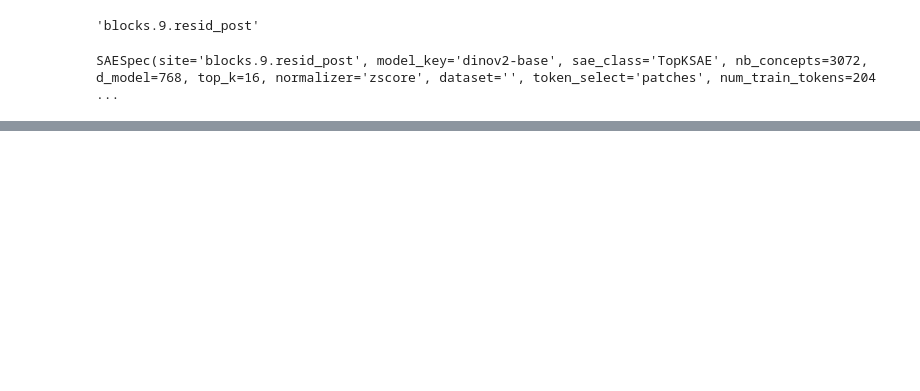
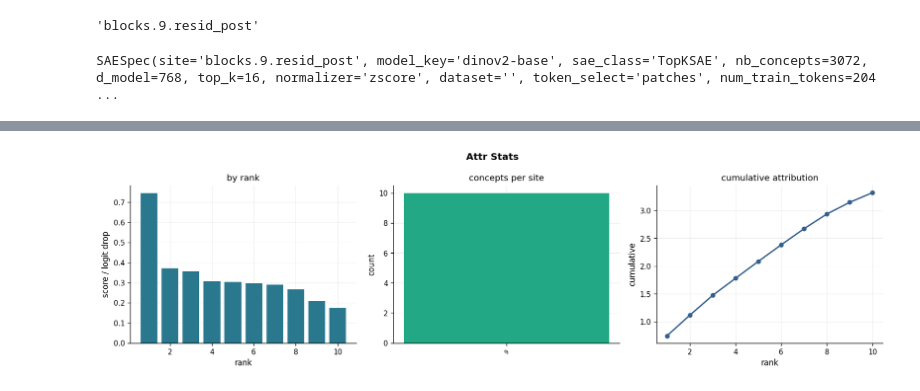
Before and after one commit to VoErik/vitlab, a Jupyter notebook: notebooks/Untitled.ipynb, the cells around one changed output, grey strips where cells are left out. Cells and saved outputs as stored; diff of their text form; code cells hidden in the pictures; blank space fills up the shorter version.

```diff
--- a/notebooks/Untitled.ipynb
+++ b/notebooks/Untitled.ipynb
@@ -35,0 +79,4 @@ SAESpec(site='blocks.9.resid_post', model_key='dinov2-base', sae_class='TopKSAE'
+# %%
+_ = viz.attribution_stats(r, title="Attr Stats", show=True)
+# %% [output]
+[figure, added]
```
Also changed, not shown: parts of 3 cells of this notebook, 18 other files.
